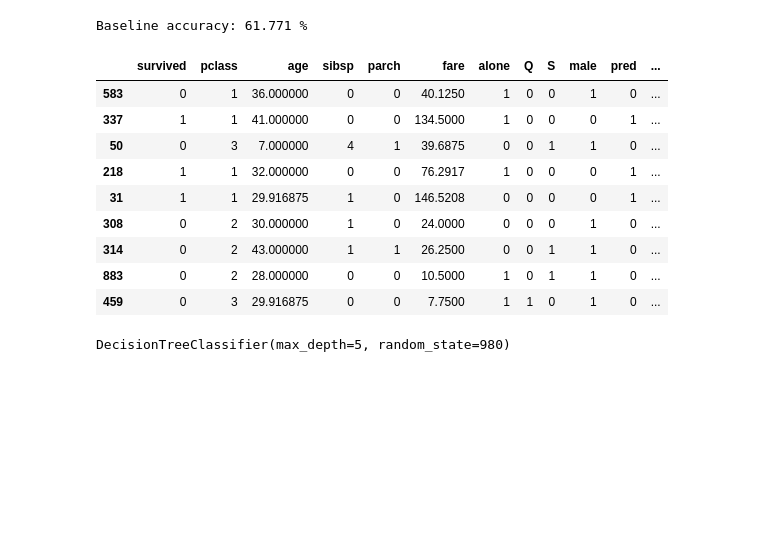
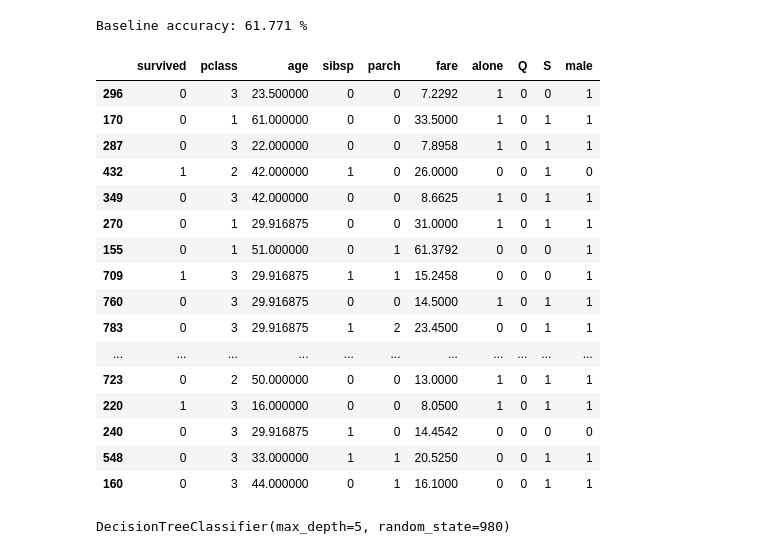
Before and after one commit to carterrxavier/classification-exercises, a Jupyter notebook: model.ipynb, the cells around one changed output. Cells and saved outputs as stored; diff of their text form; code cells hidden in the pictures; blank space fills up the shorter version.

```diff
--- a/model.ipynb
+++ b/model.ipynb
@@ -64,18 +65,25 @@ Baseline accuracy: 61.771 %
 # %%
 #2 Fit the decision tree classifier to your
 #training sample and transform (i.e. make predictions on the training sample)
-train[:9]
+train.sample(25)
 # %% [output]
-|  | survived | pclass | age | sibsp | parch | fare | alone | Q | S | male | pred | ... |
-| 583 | 0 | 1 | 36.000000 | 0 | 0 | 40.1250 | 1 | 0 | 0 | 1 | 0 | ... |
-| 337 | 1 | 1 | 41.000000 | 0 | 0 | 134.5000 | 1 | 0 | 0 | 0 | 1 | ... |
-| 50 | 0 | 3 | 7.000000 | 4 | 1 | 39.6875 | 0 | 0 | 1 | 1 | 0 | ... |
-| 218 | 1 | 1 | 32.000000 | 0 | 0 | 76.2917 | 1 | 0 | 0 | 0 | 1 | ... |
-| 31 | 1 | 1 | 29.916875 | 1 | 0 | 146.5208 | 0 | 0 | 0 | 0 | 1 | ... |
-| 308 | 0 | 2 | 30.000000 | 1 | 0 | 24.0000 | 0 | 0 | 0 | 1 | 0 | ... |
-| 314 | 0 | 2 | 43.000000 | 1 | 1 | 26.2500 | 0 | 0 | 1 | 1 | 0 | ... |
-| 883 | 0 | 2 | 28.000000 | 0 | 0 | 10.5000 | 1 | 0 | 1 | 1 | 0 | ... |
-| 459 | 0 | 3 | 29.916875 | 0 | 0 | 7.7500 | 1 | 1 | 0 | 1 | 0 | ... |
+|  | survived | pclass | age | sibsp | parch | fare | alone | Q | S | male |
+| 296 | 0 | 3 | 23.500000 | 0 | 0 | 7.2292 | 1 | 0 | 0 | 1 |
+| 170 | 0 | 1 | 61.000000 | 0 | 0 | 33.5000 | 1 | 0 | 1 | 1 |
+| 287 | 0 | 3 | 22.000000 | 0 | 0 | 7.8958 | 1 | 0 | 1 | 1 |
+| 432 | 1 | 2 | 42.000000 | 1 | 0 | 26.0000 | 0 | 0 | 1 | 0 |
+| 349 | 0 | 3 | 42.000000 | 0 | 0 | 8.6625 | 1 | 0 | 1 | 1 |
+| 270 | 0 | 1 | 29.916875 | 0 | 0 | 31.0000 | 1 | 0 | 1 | 1 |
+| 155 | 0 | 1 | 51.000000 | 0 | 1 | 61.3792 | 0 | 0 | 0 | 1 |
+| 709 | 1 | 3 | 29.916875 | 1 | 1 | 15.2458 | 0 | 0 | 0 | 1 |
+| 760 | 0 | 3 | 29.916875 | 0 | 0 | 14.5000 | 1 | 0 | 1 | 1 |
+| 783 | 0 | 3 | 29.916875 | 1 | 2 | 23.4500 | 0 | 0 | 1 | 1 |
+| ... | ... | ... | ... | ... | ... | ... | ... | ... | ... | ... |
+| 723 | 0 | 2 | 50.000000 | 0 | 0 | 13.0000 | 1 | 0 | 1 | 1 |
+| 220 | 1 | 3 | 16.000000 | 0 | 0 | 8.0500 | 1 | 0 | 1 | 1 |
+| 240 | 0 | 3 | 29.916875 | 1 | 0 | 14.4542 | 0 | 0 | 0 | 0 |
+| 548 | 0 | 3 | 33.000000 | 1 | 1 | 20.5250 | 0 | 0 | 1 | 1 |
+| 160 | 0 | 3 | 44.000000 | 0 | 1 | 16.1000 | 0 | 0 | 1 | 1 |
 # %%
 #create our trees
 clf_1 = DecisionTreeClassifier(max_depth=4)
```
Also changed, not shown: parts of 28 cells of this notebook.
